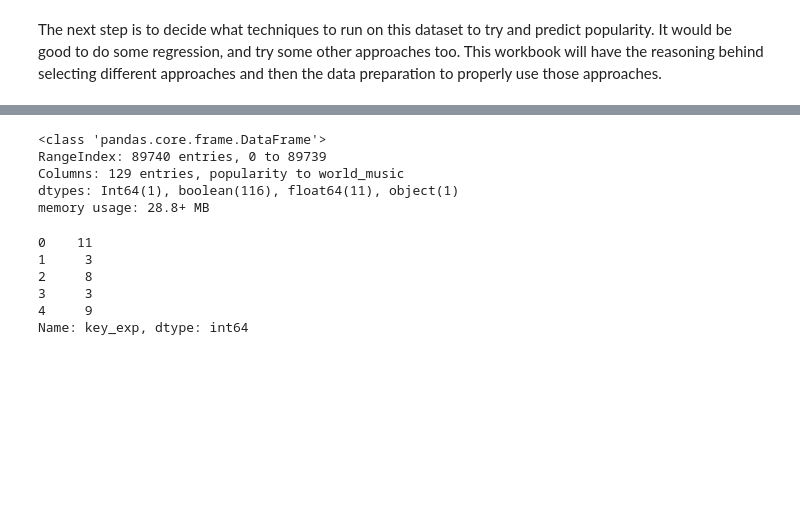
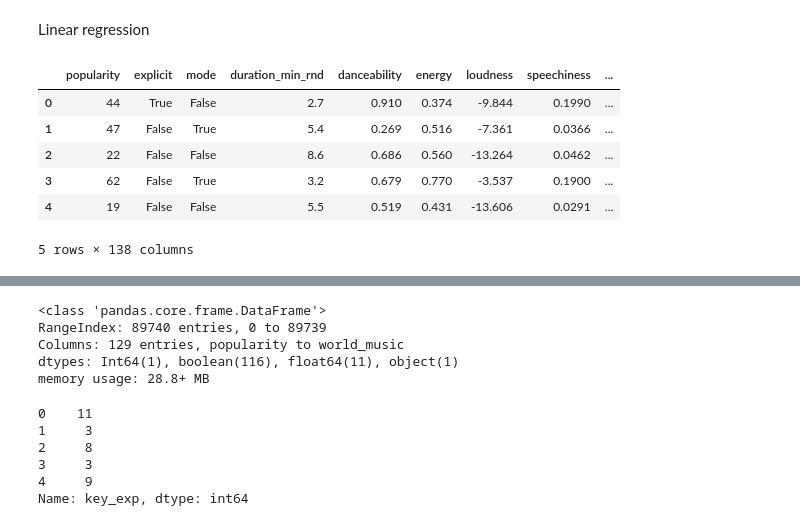
Before and after one commit to cathaldunne11/spotify_tracks, a Jupyter notebook: modeling_prep.ipynb, the cells around one changed output, grey strips where cells are left out. Drawn from its saved outputs; the diff is of its cells as text; code cells hidden in the pictures; blank space fills up the shorter version.

Commit message:
final tweaks to workbook

```diff
--- a/modeling_prep.ipynb
+++ b/modeling_prep.ipynb
@@ -12,5 +12,5 @@ import fastparquet
 # %%
 # import the cleaned dataset
 tracks_df = pd.read_parquet('tracks_df2.parquet', engine='fastparquet')
-# %% [markdown]
-The next step is to decide what techniques to run on this dataset to try and predict popularity. It would be good to do some regression, and try some other approaches too. This workbook will have the reasoning behind selecting different approaches and then the data preparation to properly use those approaches.
+# %% [markdown]
+Linear regression
@@ -16,0 +29,12 @@ The next step is to decide what techniques to run on this dataset to try and pre
+# %%
+# one-hot encode the key_exp variable as it is multilevel
+df_lr2 = pd.get_dummies(df_lr, columns = ['key_exp'], drop_first = True)
+df_lr2.head()
+# %% [output]
+|  | popularity | explicit | mode | duration_min_rnd | danceability | energy | loudness | speechiness | ... |
+| 0 | 44 | True | False | 2.7 | 0.910 | 0.374 | -9.844 | 0.1990 | ... |
+| 1 | 47 | False | True | 5.4 | 0.269 | 0.516 | -7.361 | 0.0366 | ... |
+| 2 | 22 | False | False | 8.6 | 0.686 | 0.560 | -13.264 | 0.0462 | ... |
+| 3 | 62 | False | True | 3.2 | 0.679 | 0.770 | -3.537 | 0.1900 | ... |
+| 4 | 19 | False | False | 5.5 | 0.519 | 0.431 | -13.606 | 0.0291 | ... |
+5 rows × 138 columns
```
Also changed, not shown: parts of 15 cells of this notebook, 4 other files.
